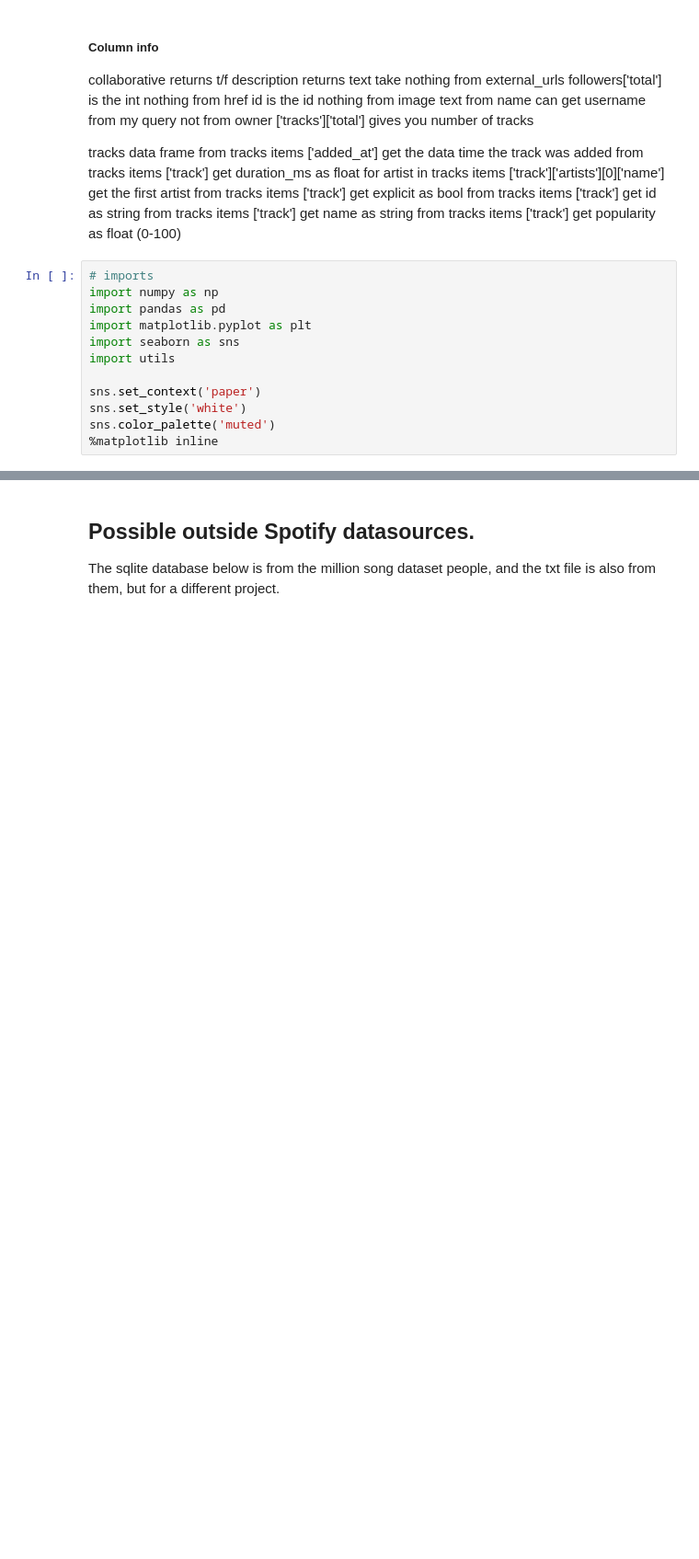
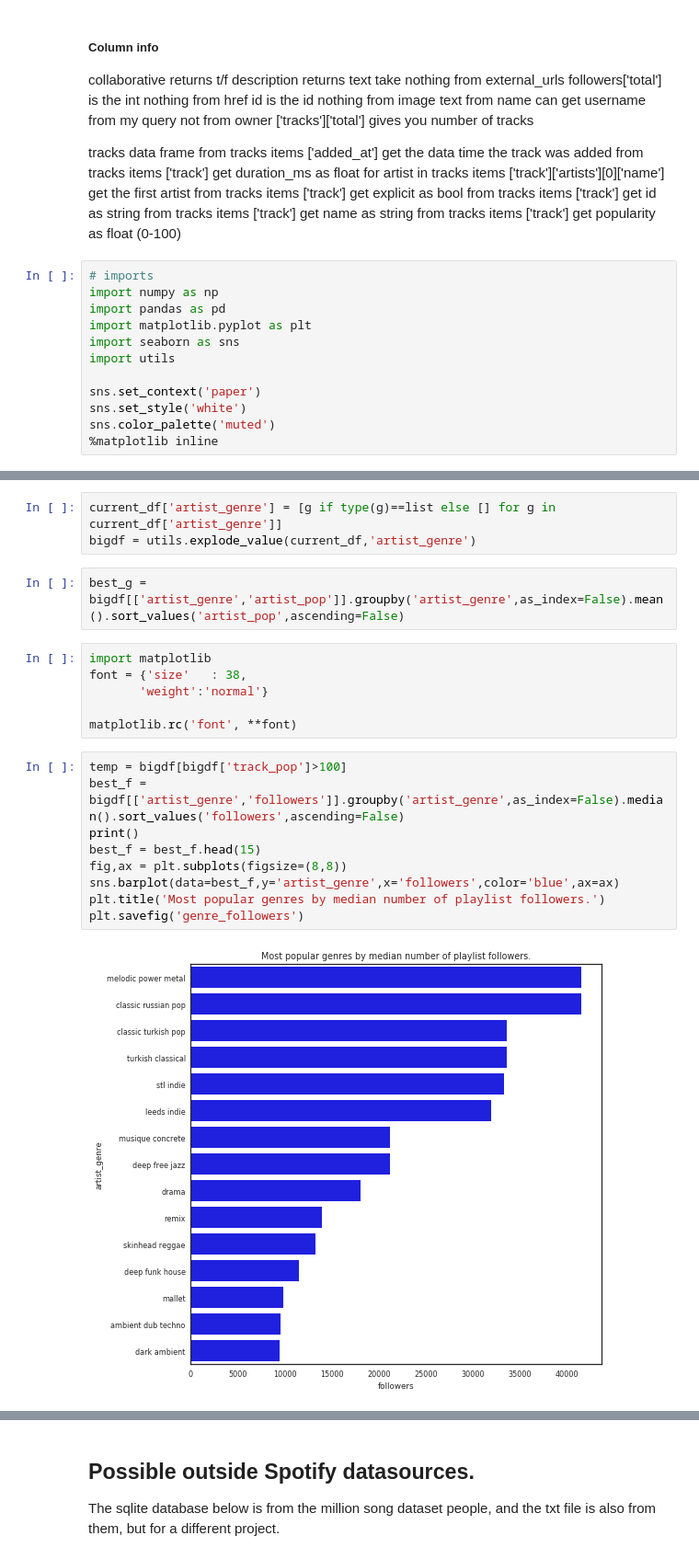
Before and after one commit to ac209-project/ac209-project, a Jupyter notebook: users_playground.ipynb, the cells around one changed output, grey strips where cells are left out. Shown: that part at 92% size. Saved outputs shown, nothing was run; the diff lists cells and outputs as text; blank space fills up the shorter version.

```diff
--- a/users_playground.ipynb
+++ b/users_playground.ipynb
@@ -60,0 +63,22 @@ ad.head()
+# %%
+current_df['artist_genre'] = [g if type(g)==list else [] for g in current_df['artist_genre']]
+bigdf = utils.explode_value(current_df,'artist_genre')
+# %%
+best_g = bigdf[['artist_genre','artist_pop']].groupby('artist_genre',as_index=False).mean().sort_values('artist_pop',ascending=False)
+# %%
+import matplotlib
+font = {'size'   : 38,
+       'weight':'normal'}
+
+matplotlib.rc('font', **font)
+# %%
+temp = bigdf[bigdf['track_pop']>100]
+best_f = bigdf[['artist_genre','followers']].groupby('artist_genre',as_index=False).median().sort_values('followers',ascending=False)
+print()
+best_f = best_f.head(15)
+fig,ax = plt.subplots(figsize=(8,8))
+sns.barplot(data=best_f,y='artist_genre',x='followers',color='blue',ax=ax)
+plt.title('Most popular genres by median number of playlist followers.')
+plt.savefig('genre_followers')
+# %% [output]
+[figure, added]
```
Also changed, not shown: parts of 7 cells of this notebook, 2 other files.
